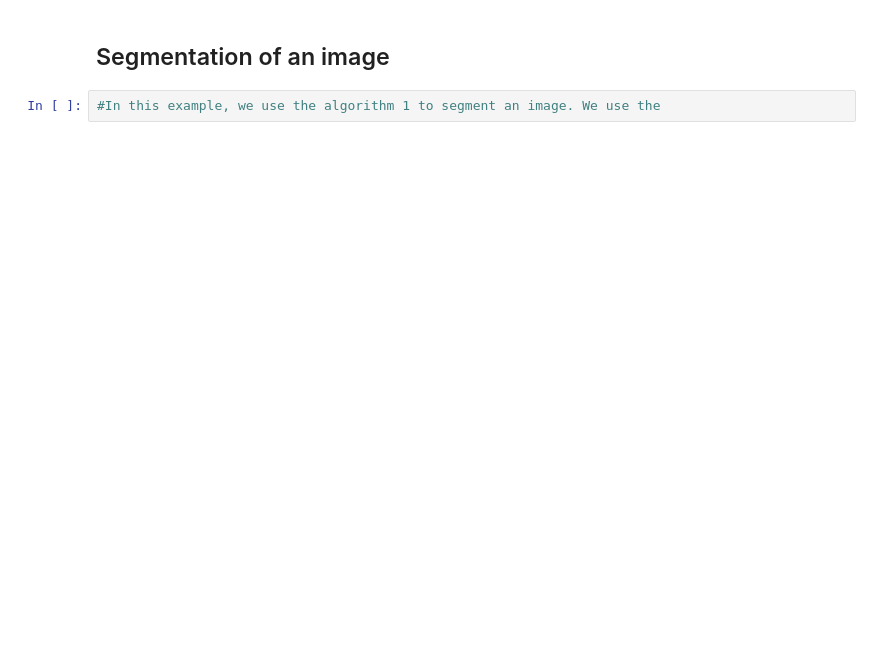
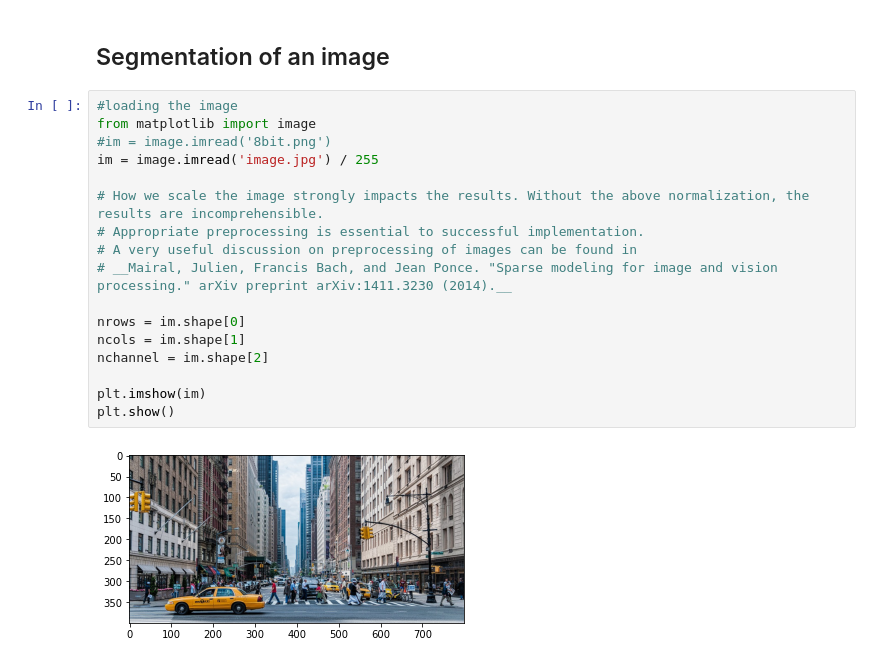
Before and after one commit to ashegde/HighDimDataAnalysisExamples, a Jupyter notebook: HighDimDataAnalysis/ImageSegmentationViaLossyCoding/SegmentationViaRateReduction.ipynb, the cells around one changed output. Drawn from its saved outputs; the diff is of its cells as text; blank space fills up the shorter version.

Commit message:
update lossy coding segmentation

```diff
--- a/HighDimDataAnalysis/ImageSegmentationViaLossyCoding/SegmentationViaRateReduction.ipynb
+++ b/HighDimDataAnalysis/ImageSegmentationViaLossyCoding/SegmentationViaRateReduction.ipynb
@@ -188,4 +215,21 @@ plt.show()
 # %% [markdown]
 ## Segmentation of an image
-# %%
-#In this example, we use the algorithm 1 to segment an image. We use the
+# %%
+#loading the image
+from matplotlib import image
+#im = image.imread('8bit.png')
+im = image.imread('image.jpg') / 255
+
+# How we scale the image strongly impacts the results. Without the above normalization, the results are incomprehensible.
+# Appropriate preprocessing is essential to successful implementation.
+# A very useful discussion on preprocessing of images can be found in
+# __Mairal, Julien, Francis Bach, and Jean Ponce. "Sparse modeling for image and vision processing." arXiv preprint arXiv:1411.3230 (2014).__
+
+nrows = im.shape[0]
+ncols = im.shape[1]
+nchannel = im.shape[2]
+
+plt.imshow(im)
+plt.show()
+# %% [output]
+[figure, added]
```
Also changed, not shown: parts of 26 cells of this notebook, 4 other files.
